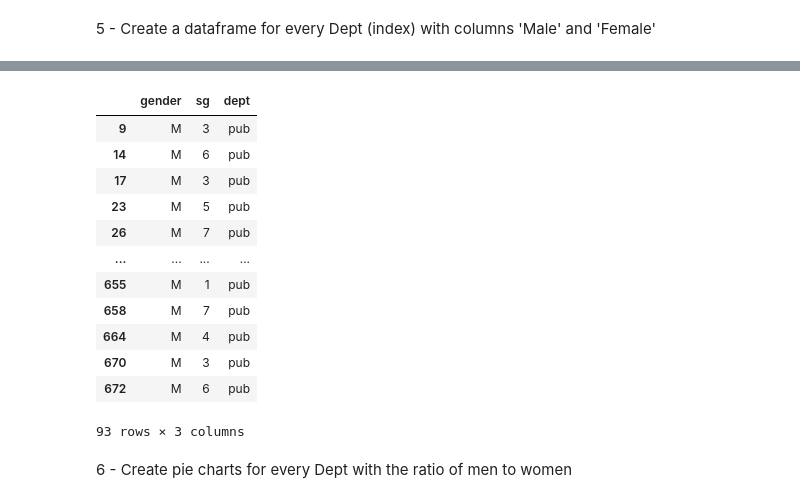
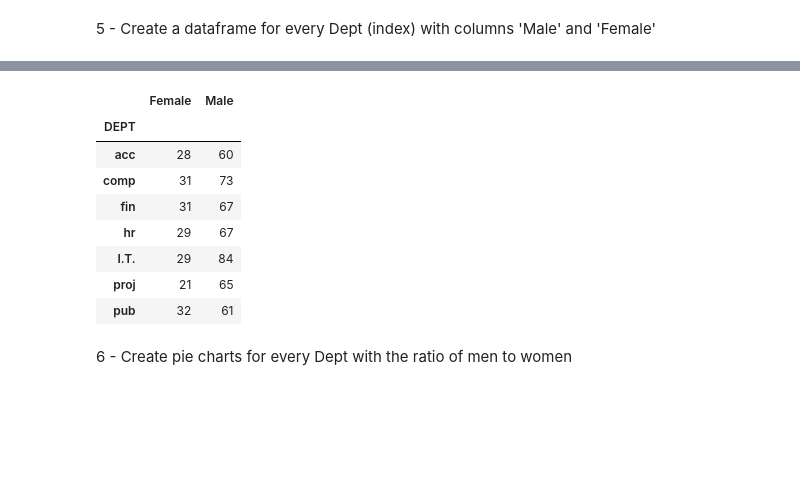
Before and after one commit to BrennanStopnik/401_work, a Jupyter notebook: Data_Science_Final/Stopnik_Brennan_DATASCIENCE_CAPSTONE_202306.ipynb, the cells around one changed output, grey strips where cells are left out. Saved outputs shown, nothing was run; the diff lists cells and outputs as text; code cells hidden in the pictures; blank space fills up the shorter version.

```diff
--- a/Data_Science_Final/Stopnik_Brennan_DATASCIENCE_CAPSTONE_202306.ipynb
+++ b/Data_Science_Final/Stopnik_Brennan_DATASCIENCE_CAPSTONE_202306.ipynb
@@ -454,20 +225,23 @@ cap_DEPT_6
-# %%
-# Dept 7
-
-cap_DEPT_7 = df_emp_gsd[df_emp_gsd['dept'] == 'pub']
-cap_DEPT_7
-# %% [output]
-|  | gender | sg | dept |
-| 9 | M | 3 | pub |
-| 14 | M | 6 | pub |
-| 17 | M | 3 | pub |
-| 23 | M | 5 | pub |
-| 26 | M | 7 | pub |
-| ... | ... | ... | ... |
-| 655 | M | 1 | pub |
-| 658 | M | 7 | pub |
-| 664 | M | 4 | pub |
-| 670 | M | 3 | pub |
-| 672 | M | 6 | pub |
-93 rows × 3 columns
+# %%
+dept_names = ['acc', 'comp', 'fin', 'hr', 'I.T.', 'proj', 'pub']
+
+the_D = cap_DEPT[['DEPT', 'gender']]
+
+pivot_pivot_PIVOT = pd.pivot_table(the_D, index='DEPT', columns='gender', aggfunc=len, fill_value=0)
+
+pivot_pivot_PIVOT.columns = ['Female', 'Male']
+
+couch_moving = pivot_pivot_PIVOT.reindex(dept_names, fill_value=0)
+
+couch_moving
+# %% [output]
+|  | Female | Male |
+| DEPT |  |  |
+| acc | 28 | 60 |
+| comp | 31 | 73 |
+| fin | 31 | 67 |
+| hr | 29 | 67 |
+| I.T. | 29 | 84 |
+| proj | 21 | 65 |
+| pub | 32 | 61 |
 # %% [markdown]
```
Also changed, not shown: parts of 34 cells of this notebook, 1 other file.
